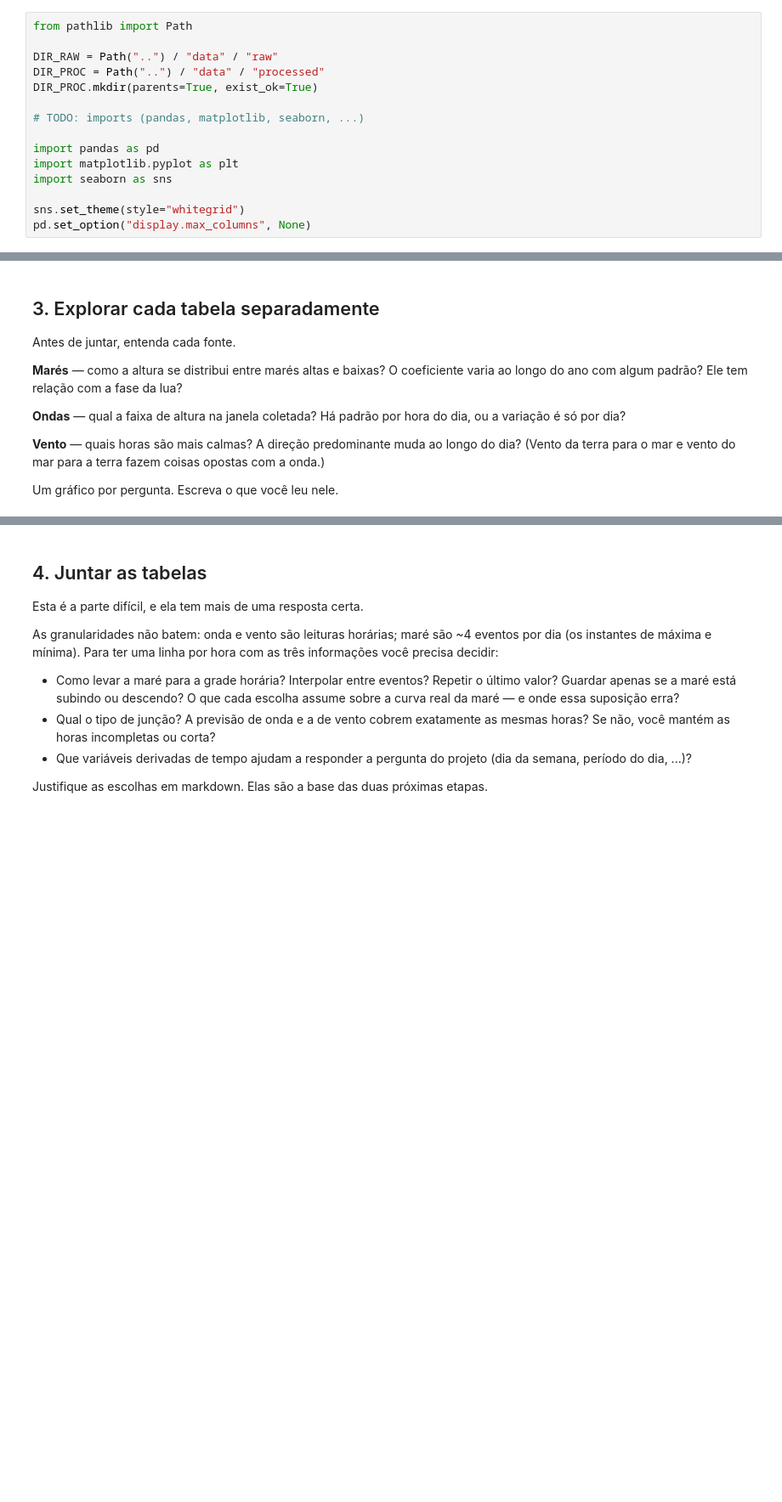
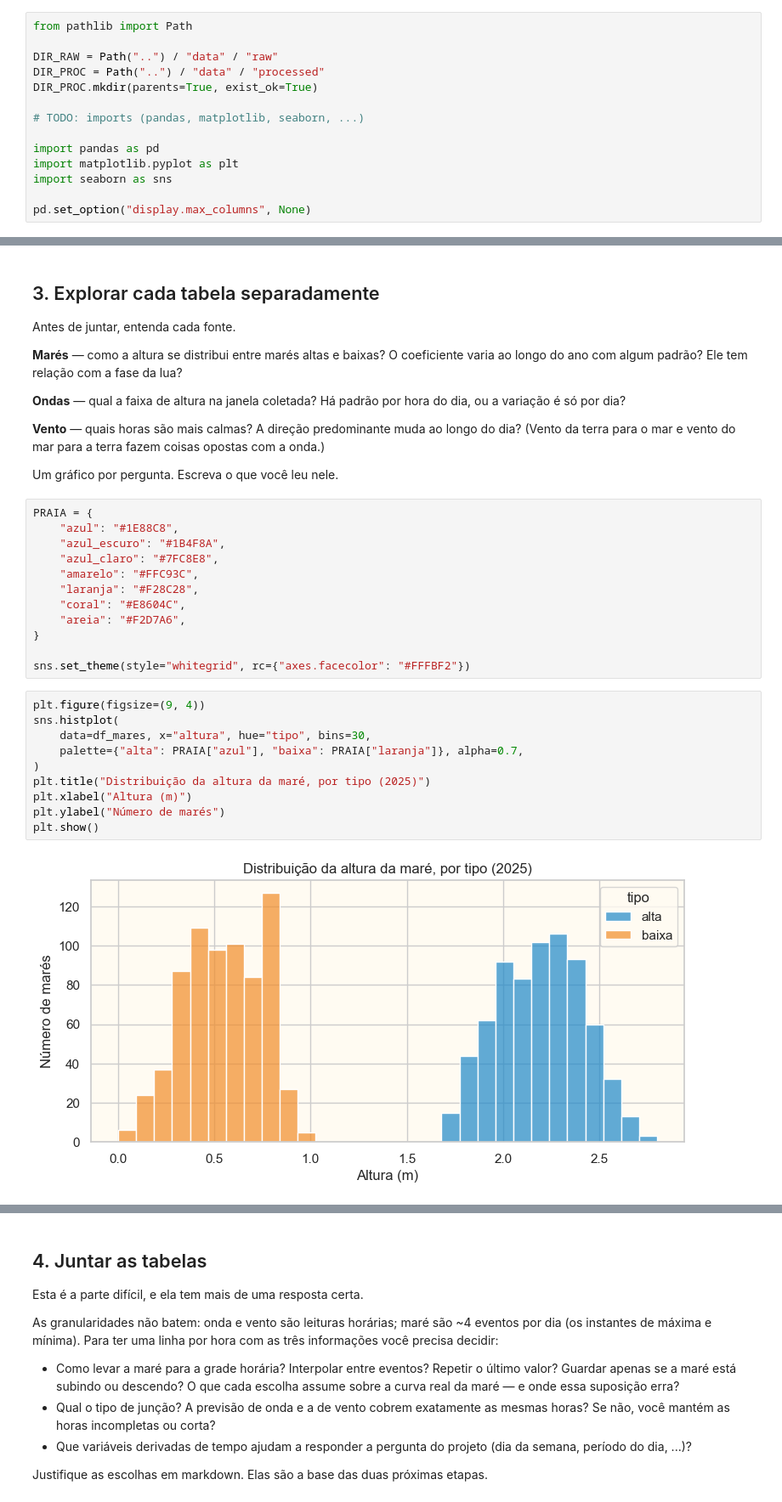
Before and after one commit to phmcd-bit/miniprojeto2, a Jupyter notebook: notebooks/eda.ipynb, the cells around one changed output, grey strips where cells are left out. Shown at 85% size. Drawn from its saved outputs; the diff is of its cells as text; blank space fills up the shorter version.

```diff
--- a/notebooks/eda.ipynb
+++ b/notebooks/eda.ipynb
@@ -20,7 +20,6 @@ import pandas as pd
 import matplotlib.pyplot as plt
 import seaborn as sns
 
-sns.set_theme(style="whitegrid")
 pd.set_option("display.max_columns", None)
 # %% [markdown]
 ## 1. Carregar os CSVs
@@ -260,3 +347,27 @@ do dia? (Vento da terra para o mar e vento do mar para a terra fazem coisas
 opostas com a onda.)
 
 Um gráfico por pergunta. Escreva o que você leu nele.
+# %%
+PRAIA = {
+    "azul": "#1E88C8",
+    "azul_escuro": "#1B4F8A",
+    "azul_claro": "#7FC8E8",
+    "amarelo": "#FFC93C",
+    "laranja": "#F28C28",
+    "coral": "#E8604C",
+    "areia": "#F2D7A6",
+}
+
+sns.set_theme(style="whitegrid", rc={"axes.facecolor": "#FFFBF2"})
+# %%
+plt.figure(figsize=(9, 4))
+sns.histplot(
+    data=df_mares, x="altura", hue="tipo", bins=30,
+    palette={"alta": PRAIA["azul"], "baixa": PRAIA["laranja"]}, alpha=0.7,
+)
+plt.title("Distribuição da altura da maré, por tipo (2025)")
+plt.xlabel("Altura (m)")
+plt.ylabel("Número de marés")
+plt.show()
+# %% [output]
+[figure, added]
```
Also changed, not shown: parts of 15 cells of this notebook.
